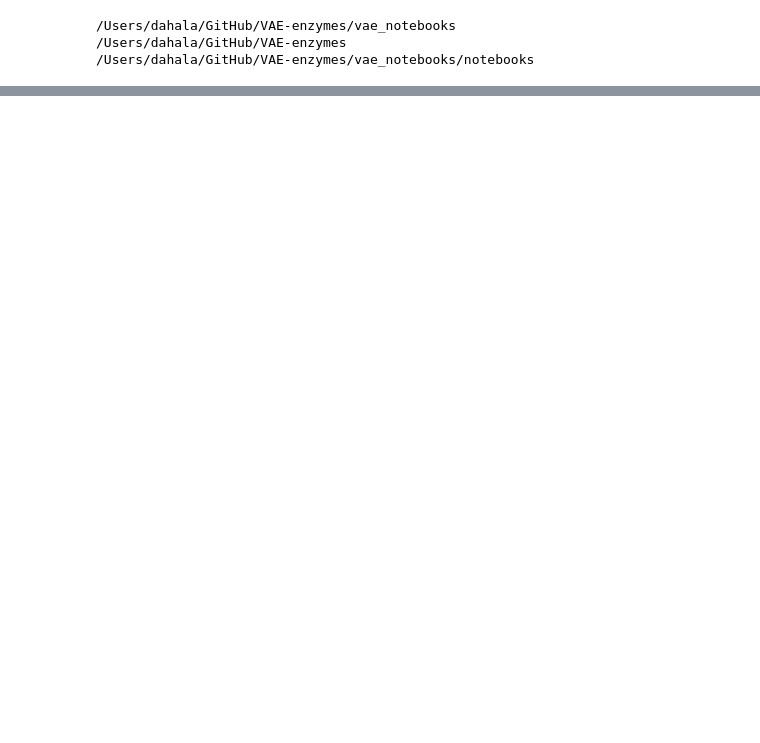
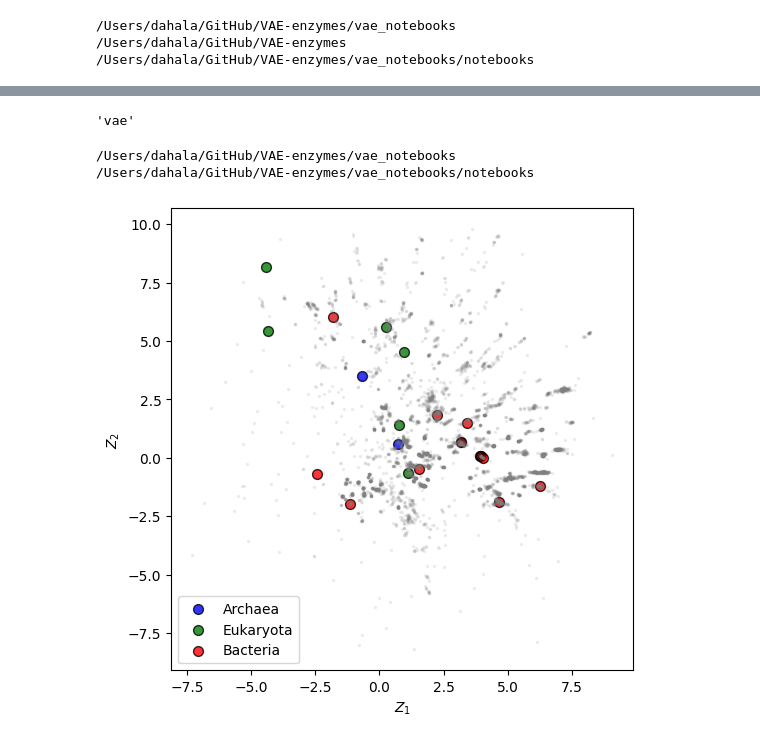
Before and after one commit to daha-la/VAE-enzymes, a Jupyter notebook: vae_notebooks/notebooks/vae_msa_visualization.ipynb, the cells around one changed output, grey strips where cells are left out. Drawn from its saved outputs; the diff is of its cells as text; code cells hidden in the pictures; blank space fills up the shorter version.

Commit message:
TRPase analysis

```diff
--- a/vae_notebooks/notebooks/vae_msa_visualization.ipynb
+++ b/vae_notebooks/notebooks/vae_msa_visualization.ipynb
@@ -26,7 +33,7 @@ from custom_functions import *
 /Users/dahala/GitHub/VAE-enzymes
 /Users/dahala/GitHub/VAE-enzymes/vae_notebooks/notebooks
 # %%
-CONFIGURATION_FILE = "msaEnzymeMiner_TRPase_trim_300_600.json"
+CONFIGURATION_FILE = "msaEnzymeMiner_TRPase_trim_400_600.json"
 run = minimal_version.parser_handler.RunSetup(CONFIGURATION_FILE)
 print(f" Working with {CONFIGURATION_FILE} configuration file!")
 PFAM_INPUT = False
@@ -55,3 +124,19 @@ KeyboardInterrupt:
 # %%
 with open(run.pickles+ "/msa_columns.pkl", "rb") as input_file:
    msa_columns = pickle.load(input_file)
+# %%
+
+load_from_pkl(os.path.join(run.model, "model_params.pkl"))['model']
+# %% [output]
+'vae'
+# %%
+arch_POI=['RMG28746.1','RLE90674.1']
+euka_POI=['XP_015776371.1','BAN40838.1',
+     'ORY78773.1','PRD32036.1','RBR22522.1',
+     'WP_071313236.1',]
+bact_POI=['WP_019211973.1','AAB24234.1','WP_108870457.1',
+     'WP_104148942.1','WP_129037438.1','WP_101260018.1',
+     'WP_092012008.1','WP_109407456.1','WP_012992776.1',
+     'WP_131680130.1','WP_001295247.1','C3LUI5_S1']
+
+POI=['WP_104148942.1','WP_129037438.1']
@@ -57,0 +145,49 @@ with open(run.pickles+ "/msa_columns.pkl", "rb") as input_file:
+# %%
+%cd /Users/dahala/GitHub/VAE-enzymes/vae_notebooks
+from matplotlib import pyplot as plt
+from notebooks.minimal_version.latent_space import LatentSpace
+%cd /Users/dahala/GitHub/VAE-enzymes/vae_notebooks/notebooks/
+
+# Projection to the latent space
+# Show your queries
+run.weights = f'{run.result}/model/vae_fold_0.model'
+latent_space = LatentSpace(run)
+msa_embeddings = latent_space.msa_embeddings["mus"]
+
+
+#query_coords = latent_space.key_to_embedding(run.fixed_sequences)
+arch_coords = latent_space.key_to_embedding(arch_POI)
+euka_coords = latent_space.key_to_embedding(euka_POI)
+bact_coords = latent_space.key_to_embedding(bact_POI)
+
+POI_coords = latent_space.key_to_embedding(POI)
+
+custom_sequences = []  # give keys to MSA and embed them to the latent space
+c_color = 'blue'
+conditional = False
+fig_lat, ax = plt.subplots(1, 1,figsize=(6,6))
+
+ax.plot(msa_embeddings[:, 0], msa_embeddings[:, 1], '.', alpha=0.1, markersize=3, color='grey')
+ax.scatter(arch_coords[0::2], arch_coords[1::2], color='blue',edgecolor='black',s=50,alpha=0.8,label='Archaea')
+ax.scatter(euka_coords[0::2], euka_coords[1::2], color='green',edgecolor='black',s=50,alpha=0.8,label='Eukaryota')
+ax.scatter(bact_coords[0::2], bact_coords[1::2], color='red',edgecolor='black',s=50,alpha=0.8,label='Bacteria')
+
+ax.scatter(POI_coords[0::2], POI_coords[1::2], color='black',edgecolor='black',s=50,alpha=0.5)
+
+# Project
+ax.legend()
+ax.set_box_aspect(1)
+ax.set_xlabel("$Z_1$")
+ax.set_ylabel("$Z_2$")
+ax.set_box_aspect(1)
+
+
+if conditional:
+    fig_lat.savefig(os.path.join(run.results, f"latent_space_conditional.png"))
+else:
+    fig_lat.savefig(os.path.join(run.results, f"latent_space.png"))
+    #ax.set_title(f"Latent space projection final")
+# %% [output]
+/Users/dahala/GitHub/VAE-enzymes/vae_notebooks
+/Users/dahala/GitHub/VAE-enzymes/vae_notebooks/notebooks
+[figure, added]
```
Also changed, not shown: parts of 38 cells of this notebook, 13 other files.
